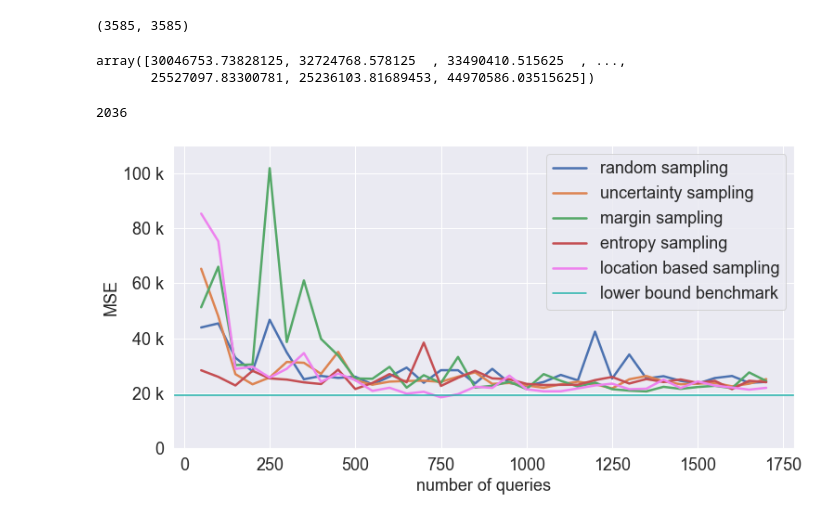
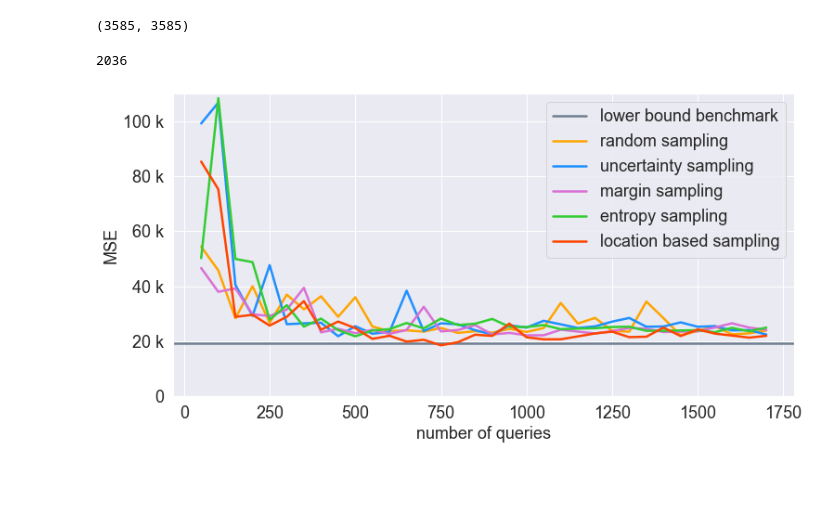
Before and after one commit to telenovelachuan/data_science, a Jupyter notebook: master_project/new_qs.ipynb, the cells around one changed output. Cells and saved outputs as stored; diff of their text form; code cells hidden in the pictures; blank space fills up the shorter version.

```diff
--- a/master_project/new_qs.ipynb
+++ b/master_project/new_qs.ipynb
@@ -126,9 +168,3 @@ def location_based_sampling(classifier, X_pool):
-# %%
-yy = np.load("dist_dict_pretrain.npy")
-yy
-# %% [output]
-array([30046753.73828125, 32724768.578125  , 33490410.515625  , ...,
-       25527097.83300781, 25236103.81689453, 44970586.03515625])
 # %%
 dist_dict_pretrain = list(np.load('dist_dict_pretrain.npy'))
 dist_dict_pretrain.index(max(dist_dict_pretrain))
@@ -219,47 +277,57 @@ dist_dict_pretrain.index(max(dist_dict_pretrain))
 #     i += 1
 # %%
 # after bootstrap
-mse_dict_uncertainty_all = {50: 65274.10617262323, 100: 47983.413478226925, 150: 26983.203641819764, 200: 23294.31099955719, 250: 25767.44701760128, 300: 31415.140141454478, 350: 31105.991843989013, 400: 27092.073001079134, 450: 35079.79240952116, 500: 24737.2838222193, 550: 23151.96876497875, 600: 24261.26749647967, 650: 24512.062144447933, 700: 24604.692696459675, 750: 24176.277237716175, 800: 26059.26547327766, 850: 27632.748908348494, 900: 23435.436915971364, 950: 23772.73363501368, 1000: 22879.49065328263, 1050: 22032.062414307245, 1100: 23282.969981022256, 1150: 24243.42911624546, 1200: 23321.90422994128, 1250: 21807.755052372228, 1300: 25105.341141332796, 1350: 26304.221968649636, 1400: 24385.826748441923, 1450: 23298.717850202564, 1500: 23529.185271881477, 1550: 23792.64497272381, 1600: 22563.45969709588, 1650: 23508.140939580797, 1700: 25171.42693264304}
-#mse_dict_random_all = {50: 71617.91123259407, 100: 76118.1079766072, 150: 26086.271611031905, 200: 25181.25968761669, 250: 25322.951496414305, 300: 44272.461741440486, 350:28398.824795304216, 400: 30680.718211711486, 450: 23913.075120752295, 500: 28074.190426629528, 550: 24939.382280740578, 600: 23736.4471744714, 650:22734.727656826475, 700: 24395.607630646726, 750: 25501.077709358007, 800: 25672.07353906204, 850: 28486.351716797435, 900: 32292.158496871547, 950:24151.577356446844, 1000: 23239.365246587506, 1050: 24791.677627518457, 1100: 25554.58103941589, 1150: 25686.368855251323, 1200: 25284.24356900402, 1250:25240.157766592307, 1300: 21225.440121947988, 1350: 23064.65967220269, 1400: 25142.367011513652, 1450: 23354.720628641415, 1500: 22440.945236014813, 1550:23349.91761343894, 1600: 24086.09442071166, 1650: 22419.511648289732, 1700: 21843.26741914726}
-mse_dict_random_all = {50: 43938.65473272116, 100: 45414.48644163506, 150: 32936.1708191538, 200: 28020.95655935872, 250: 46733.35922744398, 300: 34855.51274405723, 350: 25121.05109737441, 400: 26326.092118955086, 450: 25623.495805314145, 500: 26046.956065929753, 550: 23262.249193148164, 600: 26053.763465327404, 650: 29358.360986277115, 700: 23846.1502608646, 750: 28413.213935541935, 800: 28401.46385156857, 850: 23584.242291479484, 900: 28901.89881011218, 950: 23808.375253824895, 1000: 22714.573657607438, 1050: 24120.740246977162, 1100: 26703.728214707702, 1150: 24717.33998396136, 1200: 42419.127575922765, 1250: 25372.907570312494, 1300: 34131.830719717196, 1350: 25395.34618173241, 1400: 26233.997076685435, 1450: 24542.40961228075, 1500: 23536.65718857488, 1550: 25567.64369904011, 1600: 26314.55865681308, 1650: 23815.499750545205, 1700: 24171.411069551297}
+# mse_dict_uncertainty_all = {50: 65274.10617262323, 100: 47983.413478226925, 150: 26983.203641819764, 200: 23294.31099955719, 250: 25767.44701760128, 300: 31415.140141454478, 350: 31105.991843989013, 400: 27092.073001079134, 450: 35079.79240952116, 500: 24737.2838222193, 550: 23151.96876497875, 600: 24261.26749647967, 650: 24512.062144447933, 700: 24604.692696459675, 750: 24176.277237716175, 800: 26059.26547327766, 850: 27632.748908348494, 900: 23435.436915971364, 950: 23772.73363501368, 1000: 22879.49065328263, 1050: 22032.062414307245, 1100: 23282.969981022256, 1150: 24243.42911624546, 1200: 23321.90422994128, 1250: 21807.755052372228, 1300: 25105.341141332796, 1350: 26304.221968649636, 1400: 24385.826748441923, 1450: 23298.717850202564, 1500: 23529.185271881477, 1550: 23792.64497272381, 1600: 22563.45969709588, 1650: 23508.140939580797, 1700: 25171.42693264304}
+# mse_dict_random_all = {50: 43938.65473272116, 100: 45414.48644163506, 150: 32936.1708191538, 200: 28020.95655935872, 250: 46733.35922744398, 300: 34855.51274405723, 350: 25121.05109737441, 400: 26326.092118955086, 450: 25623.495805314145, 500: 26046.956065929753, 550: 23262.249193148164, 600: 26053.763465327404, 650: 29358.360986277115, 700: 23846.1502608646, 750: 28413.213935541935, 800: 28401.46385156857, 850: 23584.242291479484, 900: 28901.89881011218, 950: 23808.375253824895, 1000: 22714.573657607438, 1050: 24120.740246977162, 1100: 26703.728214707702, 1150: 24717.33998396136, 1200: 42419.127575922765, 1250: 25372.907570312494, 1300: 34131.830719717196, 1350: 25395.34618173241, 1400: 26233.997076685435, 1450: 24542.40961228075, 1500: 23536.65718857488, 1550: 25567.64369904011, 1600: 26314.55865681308, 1650: 23815.499750545205, 1700: 24171.411069551297}
 
-mse_dict_margin_all = {50: 51284.7889639079, 100: 66016.85194045343, 150: 30273.315947502284, 200: 30510.82017951523, 250: 101819.90187829953, 300: 38640.28536421815, 350: 61023.50973416321, 400: 39791.17053809991, 450: 33765.272898954434, 500: 25399.624299885418, 550: 25295.027473948994, 600: 29622.44115548955, 650: 22079.748127691277, 700: 26585.907866276033, 750: 23744.630069383275, 800: 33232.0238208386, 850: 22102.53742151872, 900: 22752.360947639696, 950: 24208.144510679806, 1000: 21562.274649640396, 1050: 26998.73762918318, 1100: 24560.675992117074, 1150: 22452.813376793336, 1200: 23929.085556499747, 1250: 21515.396521110073, 1300: 21002.850865800327, 1350: 20719.38535556257, 1400: 22377.759285214455, 1450: 21627.643168845763, 1500: 22310.4018052671, 1550: 22741.272950609113, 1600: 21881.32329409153, 1650: 27603.12559227485, 1700: 24481.910818201824}
-mse_dict_entropy_all = {50: 28380.728995871905, 100: 25999.777289061687, 150: 22867.76505331373, 200: 28199.529204771632, 250: 25441.47017795502, 300: 25003.850975922735, 350: 23999.76663088189, 400: 23389.13185333071, 450: 28617.153615144096, 500: 21572.535891404164, 550: 23780.802876654794, 600: 27012.64679644414, 650: 24011.72121292667, 700: 38444.200770061805, 750: 22689.47333404826, 800: 25654.592084456395, 850: 28205.596121859, 900: 25440.040743286863, 950: 25117.27085514094, 1000: 23442.317186662574, 1050: 23036.608919064194, 1100: 23096.5961593425, 1150: 23124.530170379745, 1200: 24805.102946529525, 1250: 25953.39294655282, 1300: 23577.54266208186, 1350: 25200.517051388724, 1400: 24119.660713122023, 1450: 25046.87818086985, 1500: 23816.1011390917, 1550: 24551.050842369663, 1600: 21517.733642173673, 1650: 24585.92453574138, 1700: 24052.50585216122}
+# mse_dict_margin_all = {50: 51284.7889639079, 100: 66016.85194045343, 150: 30273.315947502284, 200: 30510.82017951523, 250: 101819.90187829953, 300: 38640.28536421815, 350: 61023.50973416321, 400: 39791.17053809991, 450: 33765.272898954434, 500: 25399.624299885418, 550: 25295.027473948994, 600: 29622.44115548955, 650: 22079.748127691277, 700: 26585.907866276033, 750: 23744.630069383275, 800: 33232.0238208386, 850: 22102.53742151872, 900: 22752.360947639696, 950: 24208.144510679806, 1000: 21562.274649640396, 1050: 26998.73762918318, 1100: 24560.675992117074, 1150: 22452.813376793336, 1200: 23929.085556499747, 1250: 21515.396521110073, 1300: 21002.850865800327, 1350: 20719.38535556257, 1400: 22377.759285214455, 1450: 21627.643168845763, 1500: 22310.4018052671, 1550: 22741.272950609113, 1600: 21881.32329409153, 1650: 27603.12559227485, 1700: 24481.910818201824}
+# mse_dict_entropy_all = {50: 28380.728995871905, 100: 25999.777289061687, 150: 22867.76505331373, 200: 28199.529204771632, 250: 25441.47017795502, 300: 25003.850975922735, 350: 23999.76663088189, 400: 23389.13185333071, 450: 28617.153615144096, 500: 21572.535891404164, 550: 23780.802876654794, 600: 27012.64679644414, 650: 24011.72121292667, 700: 38444.200770061805, 750: 22689.47333404826, 800: 25654.592084456395, 850: 28205.596121859, 900: 25440.040743286863, 950: 25117.27085514094, 1000: 23442.317186662574, 1050: 23036.608919064194, 1100: 23096.5961593425, 1150: 23124.530170379745, 1200: 24805.102946529525, 1250: 25953.39294655282, 1300: 23577.54266208186, 1350: 25200.517051388724, 1400: 24119.660713122023, 1450: 25046.87818086985, 1500: 23816.1011390917, 1550: 24551.050842369663, 1600: 21517.733642173673, 1650: 24585.92453574138, 1700: 24052.50585216122}
+
+mse_dict_margin_all = {50: 46633.35359328566, 100: 38005.41705630582, 150: 39249.87546206821, 200: 29813.05147168828, 250: 29219.8147605367, 300: 31552.01148503668, 350: 39444.50767028116, 400: 23279.723602670467, 450: 24544.482199098198, 500: 22988.588913013355, 550: 24169.44946891, 600: 22725.189006493423, 650: 24152.24883915028, 700: 32568.761711374576, 750: 23617.64915632563, 800: 24123.805502526026, 850: 25892.84108814674, 900: 22502.881617429488, 950: 23077.370557246628, 1000: 22201.03501724068, 1050: 22198.74713721503, 1100: 24227.310540934417, 1150: 23541.622098884447, 1200: 22881.48416744651, 1250: 23719.503946443754, 1300: 24861.39726243947, 1350: 24569.38248002992, 1400: 23388.655878464662, 1450: 23506.674083450227, 1500: 23639.984702158483, 1550: 25034.426894635242, 1600: 26560.7392257153, 1650: 25014.00718311471, 1700: 24205.193511871945}
+
+mse_dict_entropy_all = {50: 50246.38597293282, 100: 108369.65186053282, 150: 49938.523746834406, 200: 48780.43975068068, 250: 27894.539577084444, 300: 33126.16999655363, 350: 25349.32176210722, 400: 28272.339501405644, 450: 24079.287182564894, 500: 21832.940911211805, 550: 23944.04742003596, 600: 24446.211707847993, 650: 26667.946951450373, 700: 24713.371929612807, 750: 28266.449858698714, 800: 25933.75825109043, 850: 26409.115129914648, 900: 28153.122078499397, 950: 25313.690253845267, 1000: 25191.655530371834, 1050: 25923.881146495067, 1100: 24440.51523808439, 1150: 24627.62262974856, 1200: 24766.318320364877, 1250: 25214.62242028105, 1300: 25316.38336695712, 1350: 23837.202334005004, 1400: 23840.33948969573, 1450: 23952.24882113215, 1500: 24047.156885550783, 1550: 23313.19834166511, 1600: 24913.654105655096, 1650: 23663.71214437005, 1700: 25001.02493983885}
+
+mse_dict_uncertainty_all = {50: 99168.55319229933, 100: 106737.7608221487, 150: 40507.57993314506, 200: 29226.95009948398, 250: 47702.33639518253, 300: 26235.96226212497, 350: 26546.65367102637, 400: 26761.424175882716, 450: 21862.06694008213, 500: 25487.671367540937, 550: 22775.621299090202, 600: 23450.86779503137, 650: 38416.32378666169, 700: 23723.01818050076, 750: 26549.980874794495, 800: 26189.739491579283, 850: 24057.308166884453, 900: 22444.547333268576, 950: 25852.951374009925, 1000: 24998.703021440484, 1050: 27472.51134567252, 1100: 26190.15715230383, 1150: 24862.332061392546, 1200: 25440.796553500517, 1250: 27167.93965413079, 1300: 28498.3913922542, 1350: 25300.191707868133, 1400: 25401.98880281988, 1450: 26903.46589321538, 1500: 25297.00423120307, 1550: 25537.50647774972, 1600: 23970.191023873802, 1650: 24100.79393282654, 1700: 22480.446288293097}
+
+mse_dict_random_all = {50: 54412.70352942712, 100: 45775.9557070879, 150: 28430.72619135999, 200: 40013.996704858866, 250: 26771.789789525425, 300: 36969.46144346124, 350: 31638.96536644742, 400: 36373.32975500199, 450: 28937.316213204656, 500: 36033.264112267956, 550: 25393.960808753967, 600: 23709.749813778802, 650: 23997.498303388566, 700: 23529.46101654271, 750: 24867.421178324086, 800: 23071.597988110338, 850: 23709.99753168535, 900: 23145.155453912143, 950: 24569.237344793535, 1000: 23412.636832546235, 1050: 24829.631483260117, 1100: 33964.85751870691, 1150: 26467.27092209886, 1200: 28526.756863790637, 1250: 23862.601855296918, 1300: 23510.736584693415, 1350: 34450.63317094805, 1400: 28424.21738971304, 1450: 22175.689681727352, 1500: 23763.00203858809, 1550: 25522.653068127067, 1600: 22553.597944912548, 1650: 22903.460953944334, 1700: 23941.02632201611}
+
+
 mse_dict_lb_all = {50: 85311.64716695521, 100: 75271.36831568436, 150: 28899.07103513311, 200: 29650.89521953306, 250: 25731.427636784156, 300: 28931.473862516348, 350: 34613.830631897516, 400: 24204.310671324285, 450: 27205.05839631966, 500: 24806.53228748342, 550: 20895.347891902882, 600: 22030.766707428153, 650: 19908.646176854752, 700: 20561.810297349202, 750: 18565.599819606814, 800: 19712.34558798008, 850: 22418.732593334615, 900: 21988.69912264359, 950: 26440.17127974246, 1000: 21483.179660251397, 1050: 20733.642465232584, 1100: 20752.89063393909, 1150: 21802.41866623738, 1200: 22873.944807215896, 1250: 23525.641730037347, 1300: 21523.249412622565, 1350: 21689.250708645926, 1400: 25001.588846352195, 1450: 21936.326068525017, 1500: 24345.00020680063, 1550: 22815.517135356367, 1600: 22114.225272985805, 1650: 21350.206114818156, 1700: 22003.772058103958}
 
 n_queries = list(mse_dict_uncertainty_all.keys())
 mses_random_all = list(mse_dict_random_all.values())
 mses_uncertainty_all = list(mse_dict_uncertainty_all.values())
 mses_margin_all = list(mse_dict_margin_all.values())
 mses_entropy_all = list(mse_dict_entropy_all.values())
-mses_lb_all = list(mse_dict_lb_all.values())
+mses_lb_all = list(mse_dict_lb_all.values())[:len(n_queries)]
 
 
 font_size = 18
 line_width = 2.5
 import matplotlib.ticker as ticker
 sns.set()
 fig, ax = plt.subplots(figsize=(12, 6))
 #plt.figure(figsize=(12, 6))
-plt.plot(n_queries, mses_random_all, label="random sampling", linewidth=line_width)
-plt.plot(n_queries, mses_uncertainty_all, label="uncertainty sampling", linewidth=line_width)
-plt.plot(n_queries, mses_margin_all, label="margin sampling", linewidth=line_width)
-plt.plot(n_queries, mses_entropy_all, label="entropy sampling", linewidth=line_width)
-plt.plot(n_queries, mses_lb_all, label="location based sampling", linewidth=line_width, color="violet")
+y_bm = 19258.3560
 
-y_bm = 19258.3560
-plt.axhline(y=y_bm, color='lightseagreen', linestyle='-', label="lower bound benchmark")
+plt.axhline(y=y_bm, color='slategray', linestyle='-', label="lower bound benchmark", linewidth=line_width)
+plt.plot(n_queries, mses_random_all, label="random sampling", linewidth=line_width, color="orange")
+plt.plot(n_queries, mses_uncertainty_all, label="uncertainty sampling", linewidth=line_width, color="dodgerblue")
+plt.plot(n_queries, mses_margin_all, label="margin sampling", linewidth=line_width, color="orchid")
+plt.plot(n_queries, mses_entropy_all, label="entropy sampling", linewidth=line_width, color="limegreen")
+plt.plot(n_queries, mses_lb_all, label="location based sampling", linewidth=line_width, color="orangered")
+
 
 plt.ylabel("MSE", fontsize=font_size)
 plt.xlabel("number of queries", fontsize=font_size)
 plt.legend(prop={'size': font_size})
 plt.xticks(fontsize=font_size)
 plt.yticks(fontsize=font_size)
 
 plt.ylim((0, 110000))
 ax.yaxis.set_major_formatter(ticker.EngFormatter())
 # %% [output]
-[figure, old version]
+[figure, new version]
 # %%
 fig, ax = plt.subplots(figsize=(16, 8))
 font_size = 20
```
Also changed, not shown: parts of 15 cells of this notebook, 28 other files.
